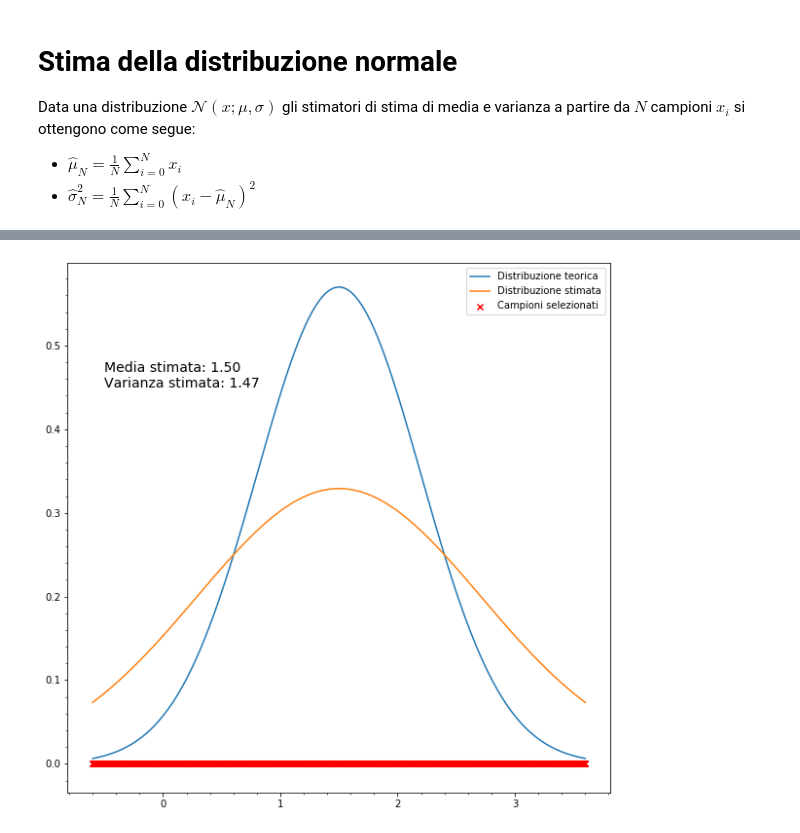
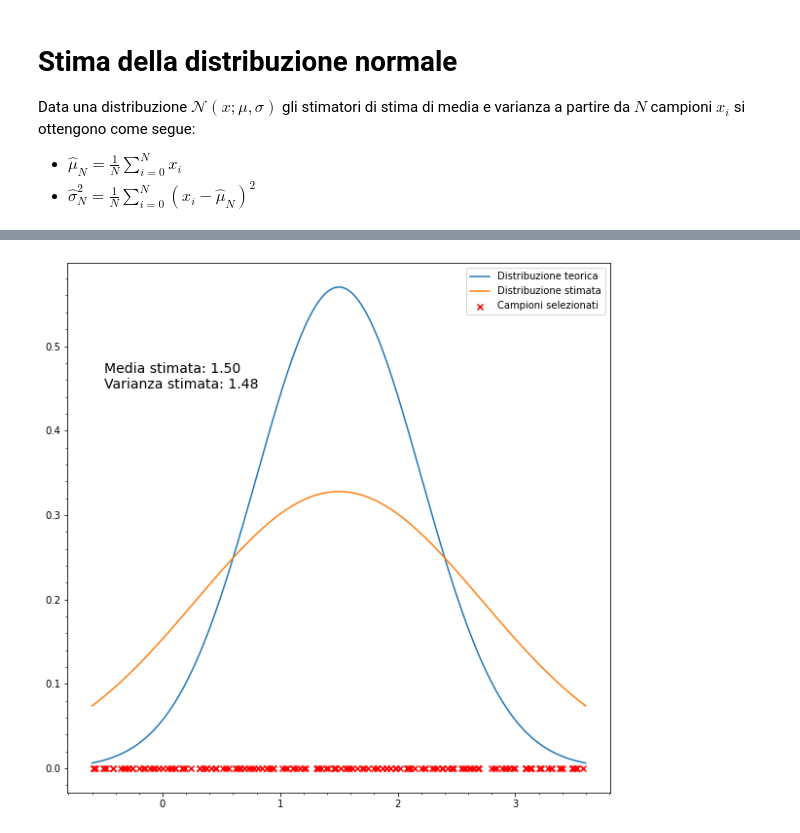
Before and after one commit to fredffsixty/Big-Data, a Jupyter notebook: Stimatori e campionamento.ipynb, the cells around one changed output, grey strips where cells are left out. Saved outputs shown, nothing was run; the diff lists cells and outputs as text; code cells hidden in the pictures.

```diff
--- a/Stimatori e campionamento.ipynb
+++ b/Stimatori e campionamento.ipynb
@@ -6,6 +6,7 @@ Data una distribuzione $\mathcal{N}(x;\mu, \sigma)$ gli stimatori di stima di me
 - $\hat{\mu}_N=\frac{1}{N}\sum\limits_{i=0}^{N}x_i$
 - $\hat{\sigma}^2_N=\frac{1}{N}\sum\limits_{i=0}^{N}(x_i-\hat{\mu}_N)^2$
 # %%
+%matplotlib inline
 # Si consideri la distribuzione normale N(x;1.5,0.7)
 import numpy as np
 from numpy.random import default_rng
@@ -15,7 +16,7 @@ import math
 
 rg = default_rng()
 
-num_data = 3000
+num_data = 50
 
 mu, sigma = 1.5, 0.7
 
@@ -29,6 +30,8 @@ data = rg.uniform(mu - 3 * sigma, mu + 3 * sigma, num_data)
 # calcolo degli stimatori
 mu_hat = np.sum(data)/num_data
 sigma_hat = np.sum((data - mu_hat)**2)/num_data
+# stima non polarizzata della varianza
+# sigma_hat = np.sum((data - mu_hat)**2)/(num_data - 1)
 
 x = np.linspace(mu - 3 * sigma, mu + 3 * sigma, 300)
 
@@ -49,36 +52,41 @@ plt.show()
 # %%
 plt.figure(figsize=(10,10))
 
 plt.minorticks_on()
 
 # Eseguiamo il campionamento stratificato nell'intervallo
 # con un campione per strato estratto con distribuzione uniforme
 step = (6 * sigma)/num_data
 start = mu - 3 * sigma
 
-for i in range(num_data):
-    data[i] = rg.uniform(start, start+step, 1)
+samples_per_stratum = 3
+samples = samples_per_stratum * num_data
+
+data = np.empty(samples)
+
+for i in range(0,samples,samples_per_stratum):
+    data[i:i+samples_per_stratum] = rg.uniform(start, start+step, samples_per_stratum)
     start += step
 
-mu_hat = np.sum(data)/num_data
-sigma_hat = np.sum((data - mu_hat)**2)/num_data
+mu_hat = np.sum(data)/samples
+sigma_hat = np.sum((data - mu_hat)**2)/samples
 
 x = np.linspace(mu - 3 * sigma, mu + 3 * sigma, 300)
 
 y = multivariate_normal([mu],[sigma**2])
 y_hat = multivariate_normal([mu_hat],[sigma_hat])
 
-plt.scatter(data,np.zeros((num_data,)),marker='x',c='r',label='Campioni selezionati')
+plt.scatter(data,np.zeros((samples,)),marker='x',c='r',label='Campioni selezionati')
 plt.plot(x,y.pdf(x),label='Distribuzione teorica')
 plt.plot(x,y_hat.pdf(x),label='Distribuzione stimata')
 
 plt.text(-0.5,0.45,f'Media stimata: {mu_hat:4.2f}\nVarianza stimata: {sigma_hat:4.2f}',fontsize=14)
 
 plt.legend()
 
 plt.show()
 # %% [output]
-[figure, old version]
+[figure, new version]
 # %%
 plt.figure(figsize=(10,10))
 
```
Also changed, not shown: parts of 3 cells of this notebook.
